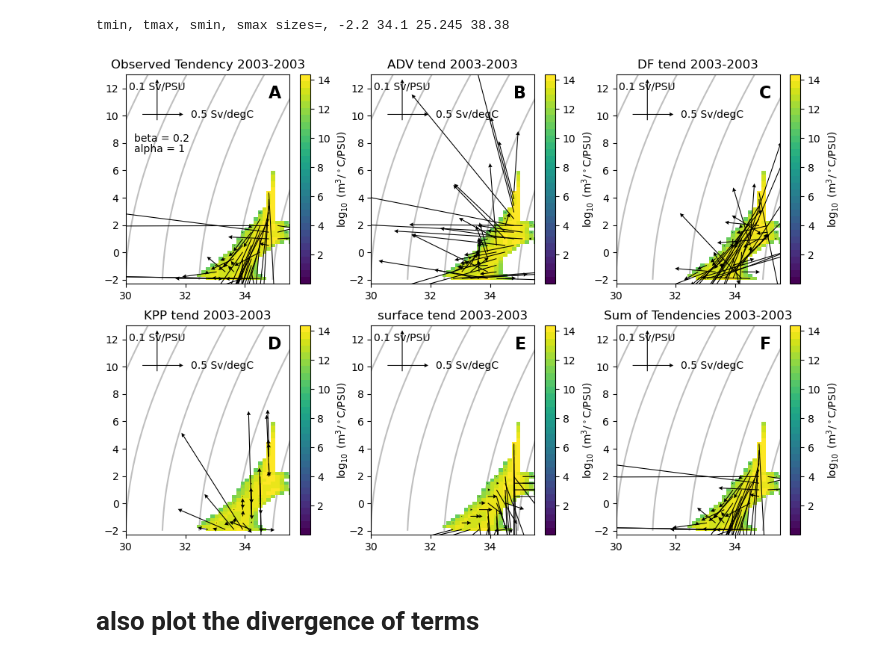
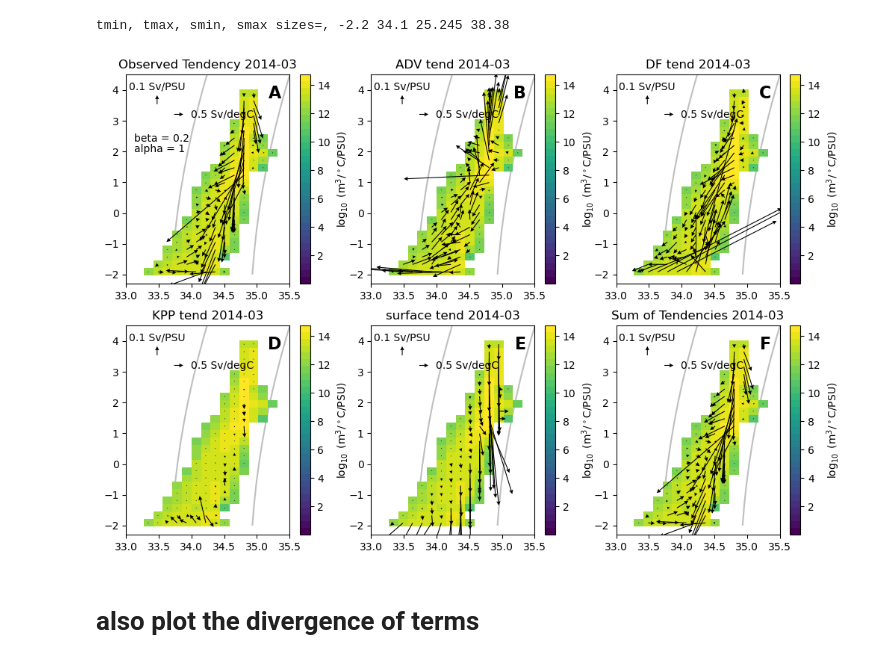
Before and after one commit to margaretmurakami/crios_backups, a Jupyter notebook: ASTE_270/BarentsS_paper/Tendencies_masked.ipynb, the cells around one changed output. Drawn from its saved outputs; the diff is of its cells as text; code cells hidden in the pictures.

Commit message:
updated plots for BarentsS

```diff
--- a/ASTE_270/BarentsS_paper/Tendencies_masked.ipynb
+++ b/ASTE_270/BarentsS_paper/Tendencies_masked.ipynb
@@ -65,12 +65,12 @@ mymsk.shape
 364500
 (1350, 270)
 # %%
-# # load from files written in ID_anomalies_BarentsS
-# # Load the .npz file
-# data = np.load('masks.npz')
+# load from files written in ID_anomalies_BarentsS
+# Load the .npz file
+data = np.load('masks.npz')
 
-# # Access the saved masks
-# msk1 = data['msk1']  # mask for heating and freshening
-# msk2 = data['msk2']  # mask for heating and salting
-# msk1[msk1 == 0] = np.nan
-# msk2[msk2 == 0] = np.nan
+# Access the saved masks
+msk1 = data['msk1']  # mask for heating and freshening
+msk2 = data['msk2']  # mask for heating and salting
+msk1[msk1 == 0] = np.nan
+msk2[msk2 == 0] = np.nan
@@ -87,5 +82,5 @@ mymsk.shape
 # %%
-# mymsk.shape
+mymsk = msk2   # msk1 = Southern section, msk2 = northern section
 # %% [markdown]
 # run the functions to get J terms
 # %%
@@ -111,6 +106,9 @@ endyr = 2019
 fnames = get_fnames(dt_aste,startyr,endyr)
 
 times = {}
+times["2014"] = np.arange(3,5,1)
+print(times)
+
 # times["2013"] = np.arange(1,13,1)
 # times["2014"] = np.arange(1,13,1)
 # times["2015"] = np.arange(1,13,1)
@@ -125,8 +123,6 @@ times = {}
 # times["2007"] = np.arange(1,13,1)
 # times["2008"] = np.array([1])
 
-times["2003"] = np.arange(1,3,1)
-
 # the filenames we want for 2014
 tsstr,datetimes = get_tsteps(times,fnames,dt_aste,startyr,1,1)
 
@@ -277,10 +275,10 @@ tmin, tmax, smin, smax sizes=, -2.2 34.1 25.245 38.38
 alpha = 1
 beta = .2
 arrow_length = 0.25     # for the sverdrup arrows
-step=2    # for quiver spacing
+step=1    # for quiver spacing
 t = 0
 U = .5
-scale = 2e0
+scale = 9e0
 ypos1 = 0.81  # set the vector position
 ypos2 = 0.88  # set the vector position
 xpos1 = 0.35
@@ -289,10 +287,10 @@ xpos2 = 0.19
 
 
 # timestr = datetimes[0].strftime("%Y")+ "-" +datetimes[-2].strftime("%Y")
-timestr = datetimes[0].strftime("%Y") + "-" +datetimes[-1].strftime("%Y")
+timestr = datetimes[0].strftime("%Y-%m") #+ "-" +datetimes[-1].strftime("%Y")
 
-xlims = np.array([30,35.5])
-ylims = np.array([-2.3,13])
+xlims = np.array([33,35.5])
+ylims = np.array([-2.3,4.5])
 
 
 # first get the values and do conversions to Sv/degC or Sv/PSU
@@ -354,7 +352,7 @@ ax.quiverkey(q1, X=xpos2, Y=ypos2, U=U, label=str(U*beta) + " Sv/PSU",angle=90,
 ax.text(0.95, 0.95, 'B', transform=ax.transAxes, fontsize=16, fontweight='bold', va='top', ha='right')
 # Add alpha and beta text to the plot
 # ax.text(0.05, 0.2, f'alpha = {alpha}', transform=ax.transAxes, fontsize=10, color='black', verticalalignment='bottom')
-# ax.text(0.05, 0.25, f'beta = {beta}', transform=ax.transAxes, fontsize=10, color='black', verticalalignment='bottom')
+# ax.text(0.05," 0.25, f'beta = {beta}', transform=ax.transAxes, fontsize=10, color='black', verticalalignment='bottom')
 # Add density contours
 cs = ax.contour(si, ti, dens2, colors="grey", zorder=1, alpha=0.5, levels=np.arange(16, 32, 1))
 cl = ax.clabel(cs, fontsize=10, inline=False, fmt="%.f")
@@ -454,35 +452,35 @@ ax = plt.subplot(236)
 U1, V1 = (JtermsS[1] + JtermsS[2] + JtermsS[3] + JtermsS[4]),(JtermsT[1] + JtermsT[2] + JtermsT[3] + JtermsT[4])
 # U1[U1 == 0],V1[V1 == 0] = np.nan,np.nan
 U1, V1 = U1*alpha,V1*beta
 cb1 = ax.pcolormesh(Sbin, Tbin, np.log10(vol_mesh), cmap=cmap2, vmin=0.01,zorder=2)
 # Plot quiver
 # fillna before plotting
 U1[U1 == 0] = np.nan
 V1[V1 == 0] = np.nan
 q1 = ax.quiver(Sbincent[::step,::step], Tbincent[::step,::step], U1[::step,::step], V1[::step,::step], width=0.005, scale=scale,zorder=3,headwidth=5)
 plt.colorbar(cb1, label=r'$\log_{10}\ (\mathrm{m^3/^\circ C/PSU})$')
 # Set title, limits, and grid
 ax.set_title("Sum of Tendencies " + timestr)
 ax.set_xlim(xlims)
 ax.set_ylim(ylims)
 # ax.grid()
 # Add the quiver key for Sv/PSU
 # Adjust X and Y to position the quiver key appropriately on the plot
 quiver_length = 1.0  # Set the length of the arrow for the key
 ax.quiverkey(q1,X=xpos1,Y=ypos1,U = U,label=str(U*alpha) + " Sv/degC",labelpos='E')
 ax.quiverkey(q1, X=xpos2, Y=ypos2, U=U, label=str(U*beta) + " Sv/PSU",angle=90, labelpos='N', coordinates='axes')
 ax.text(0.95, 0.95, 'F', transform=ax.transAxes, fontsize=16, fontweight='bold', va='top', ha='right')
 # Add alpha and beta text to the plot
 # ax.text(0.05, 0.2, f'alpha = {alpha}', transform=ax.transAxes, fontsize=10, color='black', verticalalignment='bottom')
 # ax.text(0.05, 0.25, f'beta = {beta}', transform=ax.transAxes, fontsize=10, color='black', verticalalignment='bottom')
 # Add density contours
 cs = ax.contour(si, ti, dens2, colors="grey", zorder=1, alpha=0.5, levels=np.arange(16, 32, 1))
 cl = ax.clabel(cs, fontsize=10, inline=False, fmt="%.f")
 
 # save the figure for this point
-# plt.savefig(path + "northern_portion_alltend_2013_17.png",dpi=300)
+# plt.savefig(path + "northern_portion_alltend_march2012.png",dpi=300)
 # %% [output]
-[figure, old version]
+[figure, new version]
 # %% [markdown]
 # also plot the divergence of terms
 # %%
```
Also changed, not shown: parts of 12 cells of this notebook, 11 other files.
